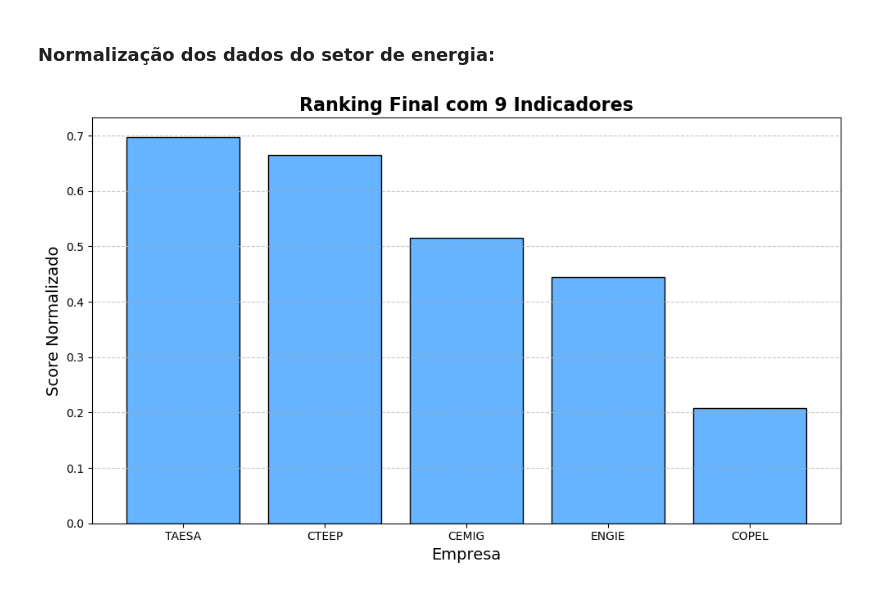
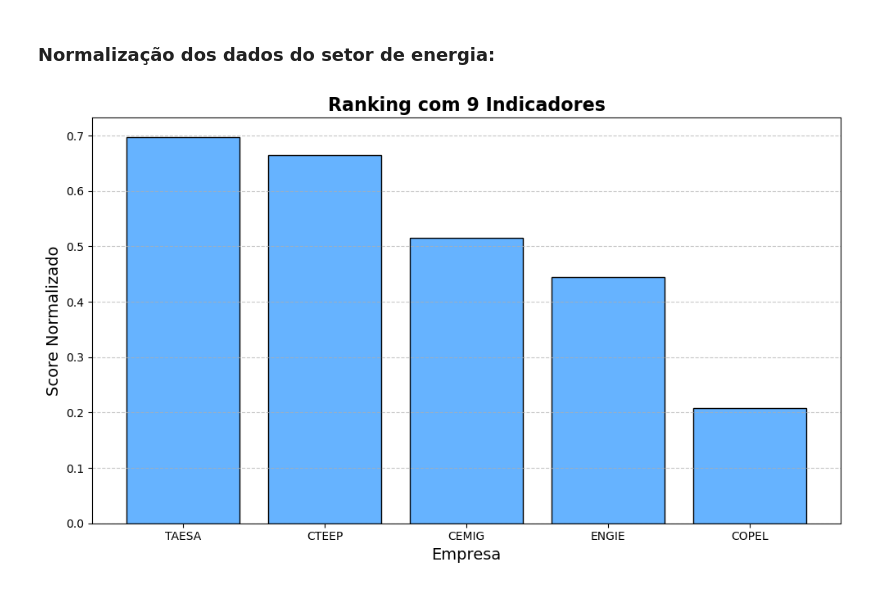
Before and after one commit to isabwllyrr/analise-empresas-imobiliarias, a Jupyter notebook: saladeacoes.ipynb, the cells around one changed output. Saved outputs shown, nothing was run; the diff lists cells and outputs as text; code cells hidden in the pictures.

Commit message:
Update saladeacoes.ipynb
titulo do gráfico do ranking do setor de energia.

```diff
--- a/saladeacoes.ipynb
+++ b/saladeacoes.ipynb
@@ -1162,12 +1162,12 @@ df_ranked.insert(0, 'Posição', range(1, len(df_ranked) + 1))
 # %%
 # Atualização do gráfico com EBITDA
 fig, ax = plt.subplots(figsize=(10, 6))
 ax.bar(df_ranked['Empresa'], df_ranked['Score Final'], color='#66b3ff', edgecolor='black')
-ax.set_title('Ranking Final com 9 Indicadores', fontsize=16, fontweight='bold')
+ax.set_title('Ranking com 9 Indicadores', fontsize=16, fontweight='bold')
 ax.set_xlabel('Empresa', fontsize=14)
 ax.set_ylabel('Score Normalizado', fontsize=14)
 ax.grid(axis='y', linestyle='--', alpha=0.7)
 plt.tight_layout()
 plt.show()
 # %% [output]
-[figure, old version]
+[figure, new version]
```
